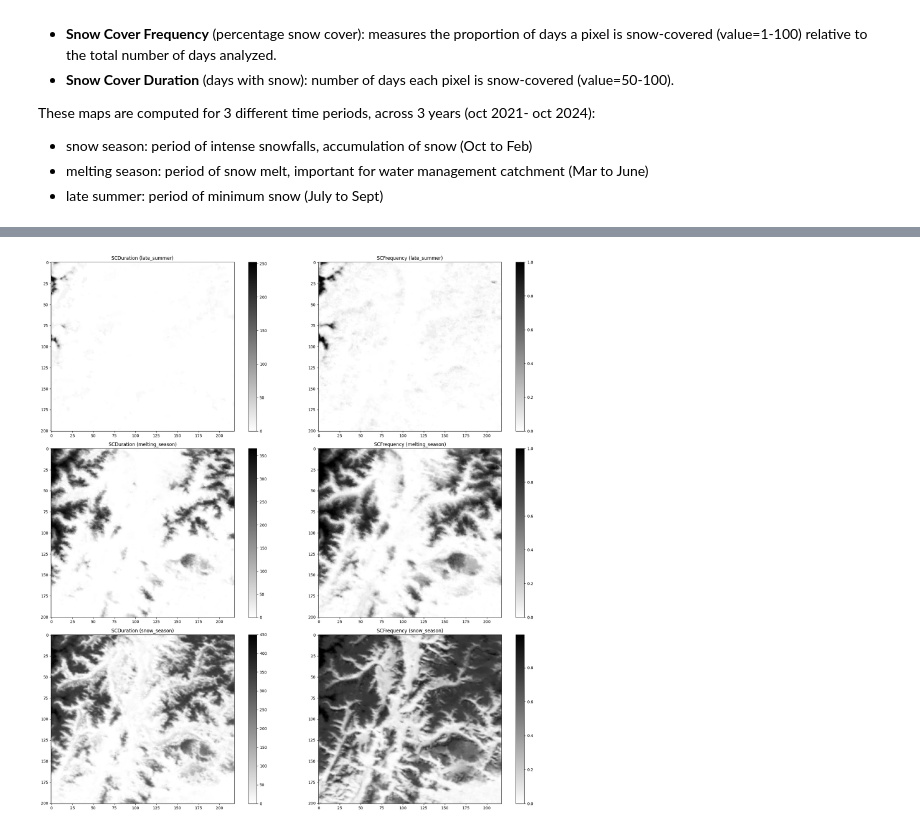
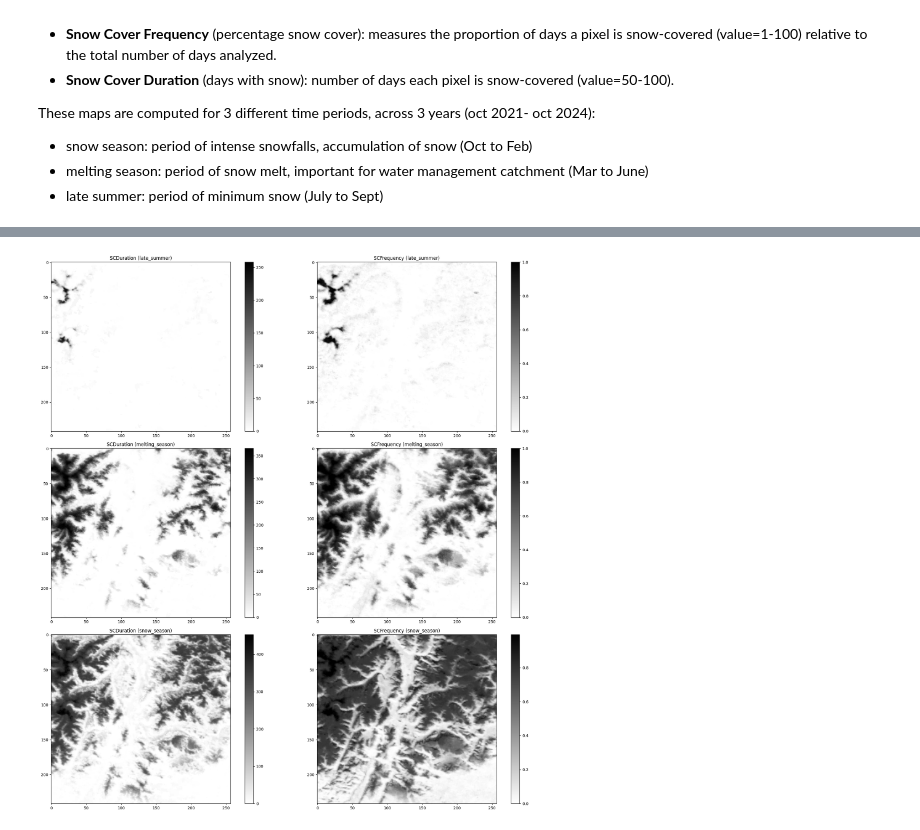
Before and after one commit to dclfbk/alpinehutsustainability, a Jupyter notebook: code/modis_maps.ipynb, the cells around one changed output, grey strips where cells are left out. Cells and saved outputs as stored; diff of their text form; code cells hidden in the pictures.

```diff
--- a/code/modis_maps.ipynb
+++ b/code/modis_maps.ipynb
@@ -152,40 +162,40 @@ plt.title(f"SCD ({period_name})")
 plt.show()
 # %%
 # Plot all maps
-results_SCD = ['../data/maps/SCD_late_summer.tif',
-'../data/maps/SCD_melting_season.tif',
-'../data/maps/SCD_snow_season.tif']
+results_SCD = ['../data/maps/maps_large/SCD_late_summer.tif',
+'../data/maps/maps_large/SCD_melting_season.tif',
+'../data/maps/maps_large/SCD_snow_season.tif']
 
-results_SCF = ['../data/maps/SCF_late_summer.tif',
-'../data/maps/SCF_melting_season.tif',
-'../data/maps/SCF_snow_season.tif']
+results_SCF = ['../data/maps/maps_large/SCF_late_summer.tif',
+'../data/maps/maps_large/SCF_melting_season.tif',
+'../data/maps/maps_large/SCF_snow_season.tif']
 
 fig, ax = plt.subplots(3, 2, figsize=(20,20))
 i = 0
 for file_scd, file_scf in zip(results_SCD, results_SCF):
 
     with rasterio.open(file_scd) as src:
         scd = src.read(1)
 
     period_name_scd = '_'.join(os.path.basename(file_scd).split('.')[0].split('_')[-2:])
 
     with rasterio.open(file_scf) as src:
         scf = src.read(1)
 
     period_name_scf = '_'.join(os.path.basename(file_scf).split('.')[0].split('_')[-2:])
     assert period_name_scf == period_name_scd
 
     ax[i, 0].imshow(scd, cmap='binary')
     plt.colorbar(ax[i, 0].imshow(scd, cmap='binary'), ax=ax[i, 0])
     ax[i, 0].set_title(f"SCDuration ({period_name_scd})")
 
     ax[i, 1].imshow(scf, cmap='binary')
     plt.colorbar(ax[i, 1].imshow(scf, cmap='binary'), ax=ax[i, 1])
     ax[i, 1].set_title(f"SCFrequency ({period_name_scf})")
 
     i += 1
 
 plt.tight_layout()
 plt.show()
 # %% [output]
-[figure, old version]
+[figure, new version]
```
Also changed, not shown: parts of 1 cell of this notebook, 3 other files.
